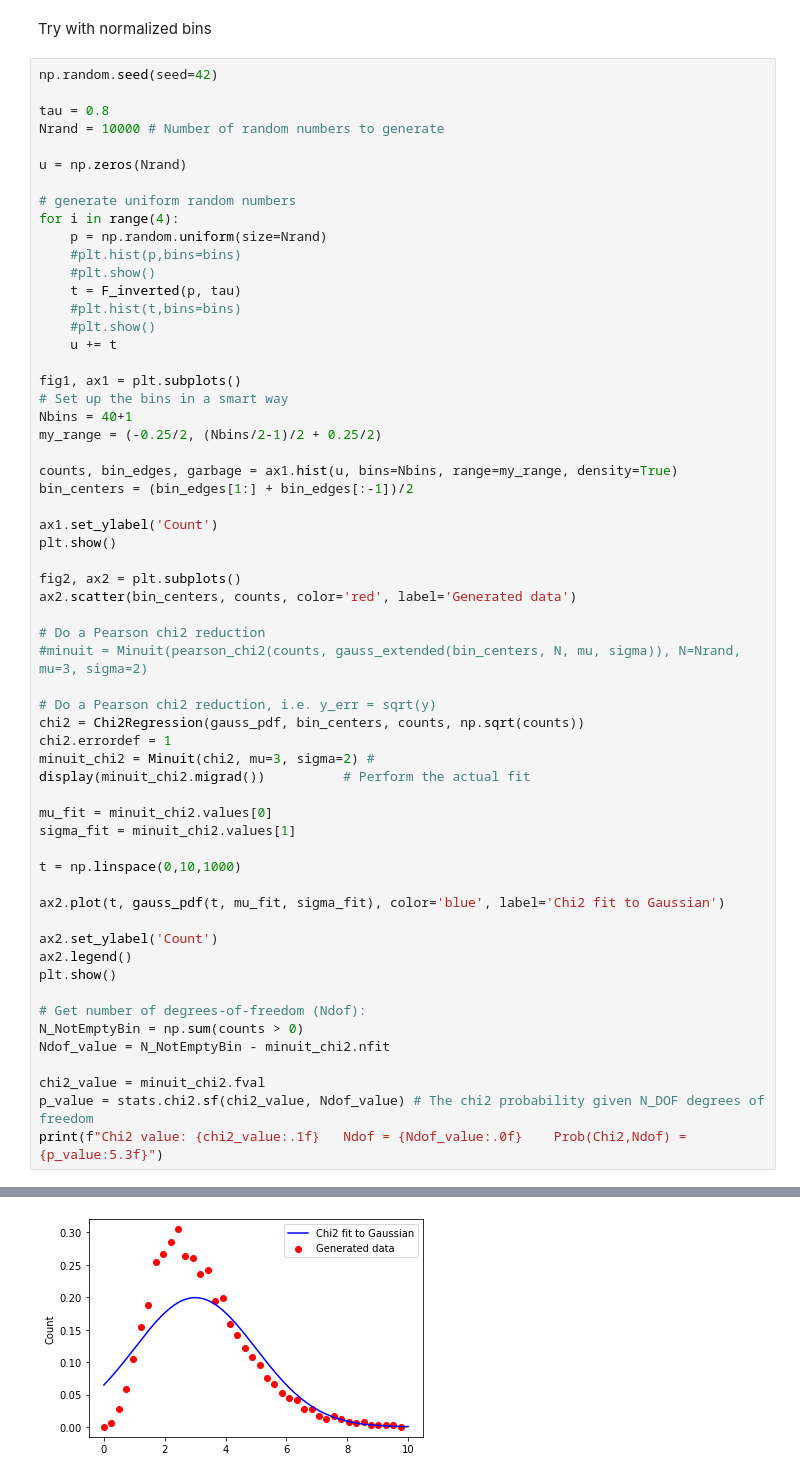
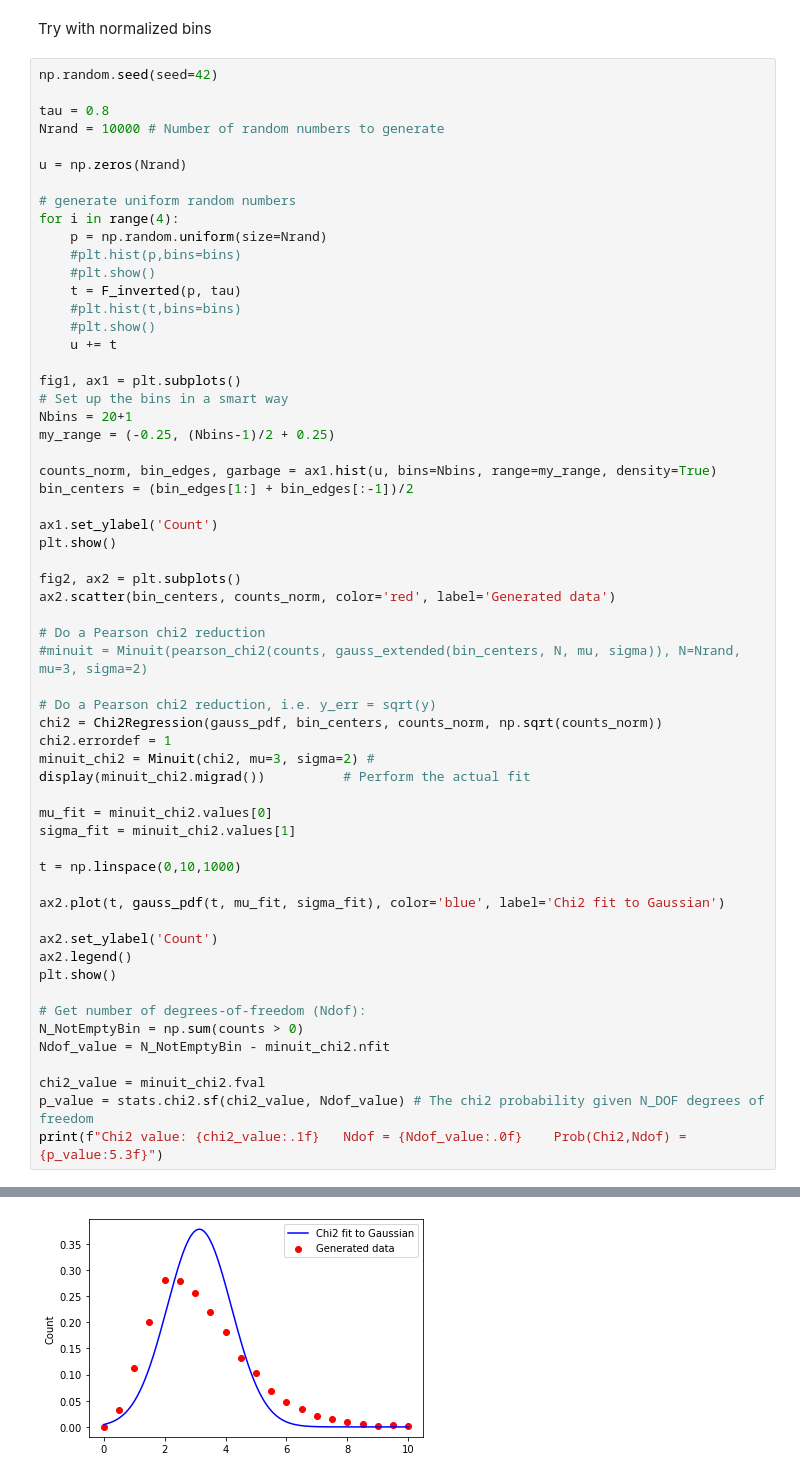
Before and after one commit to NathanvdBerg/AppStat-ProblemSet-2021, a Jupyter notebook: Problem 3.1.ipynb, the cells around one changed output, grey strips where cells are left out. Drawn from its saved outputs; the diff is of its cells as text.

```diff
--- a/Problem 3.1.ipynb
+++ b/Problem 3.1.ipynb
@@ -142,23 +143,23 @@ for i in range(4):
 
 fig1, ax1 = plt.subplots()
 # Set up the bins in a smart way
-Nbins = 40+1
-my_range = (-0.25/2, (Nbins/2-1)/2 + 0.25/2)
+Nbins = 20+1
+my_range = (-0.25, (Nbins-1)/2 + 0.25)
 
-counts, bin_edges, garbage = ax1.hist(u, bins=Nbins, range=my_range, density=True)
+counts_norm, bin_edges, garbage = ax1.hist(u, bins=Nbins, range=my_range, density=True)
 bin_centers = (bin_edges[1:] + bin_edges[:-1])/2
 
 ax1.set_ylabel('Count')
 plt.show()
 
 fig2, ax2 = plt.subplots()
-ax2.scatter(bin_centers, counts, color='red', label='Generated data')
+ax2.scatter(bin_centers, counts_norm, color='red', label='Generated data')
 
 # Do a Pearson chi2 reduction
 #minuit = Minuit(pearson_chi2(counts, gauss_extended(bin_centers, N, mu, sigma)), N=Nrand, mu=3, sigma=2)
 
 # Do a Pearson chi2 reduction, i.e. y_err = sqrt(y)
-chi2 = Chi2Regression(gauss_pdf, bin_centers, counts, np.sqrt(counts))
+chi2 = Chi2Regression(gauss_pdf, bin_centers, counts_norm, np.sqrt(counts_norm))
 chi2.errordef = 1
 minuit_chi2 = Minuit(chi2, mu=3, sigma=2) #
 display(minuit_chi2.migrad())          # Perform the actual fit
@@ -198 +199 @@ print(f"Chi2 value: {chi2_value:.1f}   Ndof = {Ndof_value:.0f}    Prob(Chi2,Ndof
-[figure, old version]
+[figure, new version]
```
Also changed, not shown: parts of 5 cells of this notebook.
